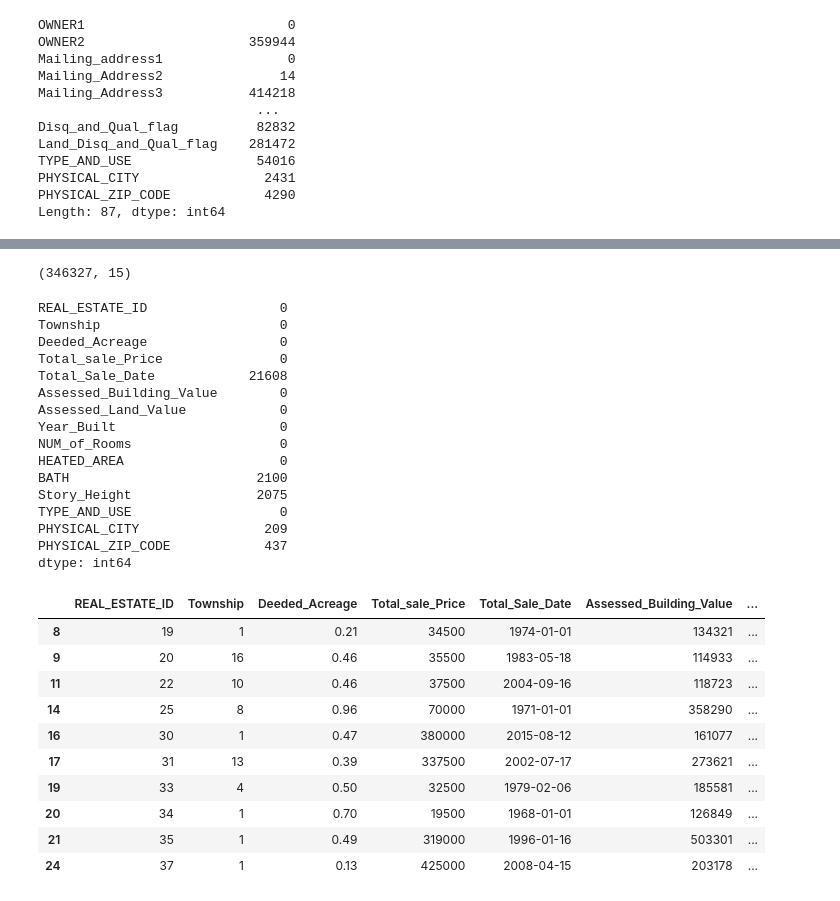
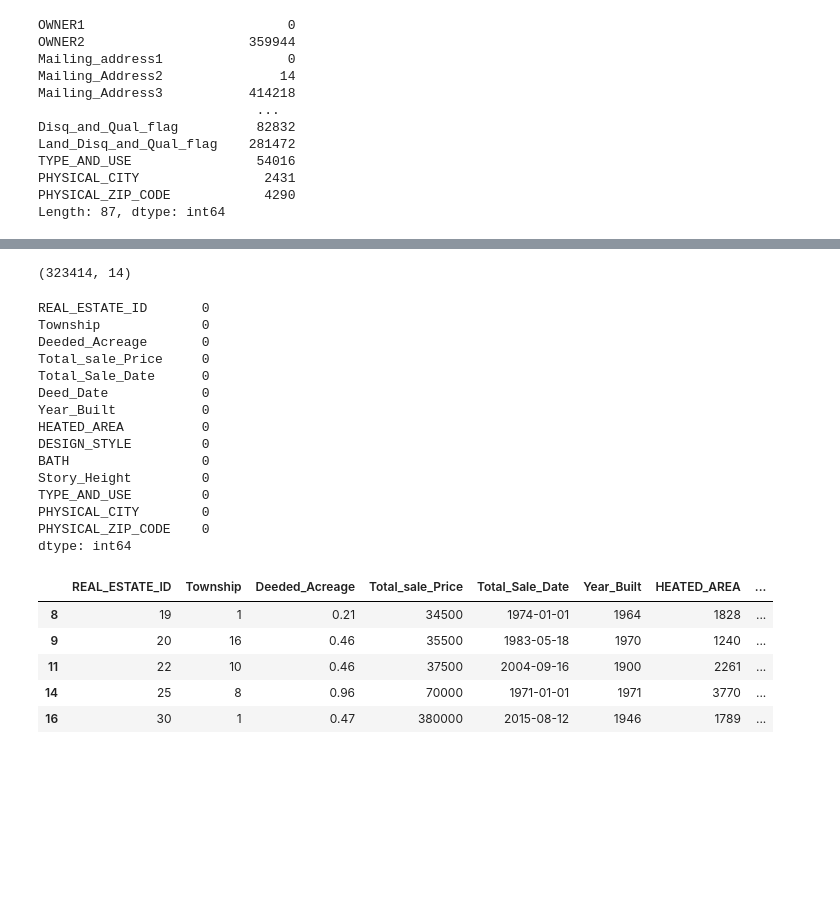
Before and after one commit to jkehm/Wake-County-Housing, a Jupyter notebook: Notebooks/Cleaning_Data_JAK.ipynb, the cells around one changed output, grey strips where cells are left out. Drawn from its saved outputs; the diff is of its cells as text; code cells hidden in the pictures; blank space fills up the shorter version.

```diff
--- a/Notebooks/Cleaning_Data_JAK.ipynb
+++ b/Notebooks/Cleaning_Data_JAK.ipynb
@@ -51,8 +51,8 @@ Length: 87, dtype: int64
 # %%
 # Drop all columns that aren't relevant
 cleaner_wake_df = wake_df[['REAL_ESTATE_ID', 'Township','Deeded_Acreage', 'Total_sale_Price', 'Total_Sale_Date'
-                           ,'Assessed_Building_Value', 'Assessed_Land_Value', 'Year_Built', 'NUM_of_Rooms','HEATED_AREA',
-                           'BATH','Story_Height','TYPE_AND_USE', 'PHYSICAL_CITY','PHYSICAL_ZIP_CODE']]
+                           , 'Deed_Date','Year_Built', 'HEATED_AREA', 'DESIGN_STYLE','BATH','Story_Height','TYPE_AND_USE',
+                           'PHYSICAL_CITY','PHYSICAL_ZIP_CODE']]
 cleaner_wake_df.head()
-# Export just cleaner_wake_df
-cleaner_wake_df.to_csv(r'C:/Users/Admin/group9/Resources/cleaner_wake_df.csv', index = False, header=True)
+# Export cleaner_wake_df for use in README.md
+#cleaner_wake_df.to_csv(r'C:/Users/Admin/group9/Resources/cleaner_wake_df.csv', index = False, header=True)
@@ -99,0 +109,4 @@ cleaner_wake_df.head(10)
+# %%
+# Dropping null values
+cleaner_wake_df = cleaner_wake_df.dropna()
+cleaner_wake_df.head(10)
@@ -99,0 +125,8 @@ cleaner_wake_df.head(10)
+# %%
+# Change float64 values where we don't need decimals to int64
+cleaner_wake_df['PHYSICAL_ZIP_CODE'] = cleaner_wake_df['PHYSICAL_ZIP_CODE'].apply(str)
+cleaner_wake_df['TYPE_AND_USE'] = cleaner_wake_df['TYPE_AND_USE'].apply(int)
+# %%
+# Dropping all building types that aren't single family
+cleaner_wake_df.drop(cleaner_wake_df[cleaner_wake_df['TYPE_AND_USE'] != 1].index, inplace = True)
+cleaner_wake_df.head()
@@ -128,40 +165,34 @@ dtype: object
 # Checking dataset shape
 cleaner_wake_df.shape
 # %% [output]
-(346327, 15)
+(323414, 14)
 # %%
 # Seeing how many null values we have
 cleaner_wake_df.isnull().sum()
 # %% [output]
-REAL_ESTATE_ID                 0
-Township                       0
-Deeded_Acreage                 0
-Total_sale_Price               0
-Total_Sale_Date            21608
-Assessed_Building_Value        0
-Assessed_Land_Value            0
-Year_Built                     0
-NUM_of_Rooms                   0
-HEATED_AREA                    0
-BATH                        2100
-Story_Height                2075
-TYPE_AND_USE                   0
-PHYSICAL_CITY                209
-PHYSICAL_ZIP_CODE            437
+REAL_ESTATE_ID       0
+Township             0
+Deeded_Acreage       0
+Total_sale_Price     0
+Total_Sale_Date      0
+Deed_Date            0
+Year_Built           0
+HEATED_AREA          0
+DESIGN_STYLE         0
+BATH                 0
+Story_Height         0
+TYPE_AND_USE         0
+PHYSICAL_CITY        0
+PHYSICAL_ZIP_CODE    0
 dtype: int64
 # %%
-# Dropping null values
-cleaned_wake_df = cleaner_wake_df.dropna()
-cleaned_wake_df.head(10)
+# Dropping values we no longer need/are redundant
+cleaned_wake_df = cleaner_wake_df.drop(['Deed_Date', 'TYPE_AND_USE'], axis=1)
+cleaned_wake_df.head()
 # %% [output]
-|  | REAL_ESTATE_ID | Township | Deeded_Acreage | Total_sale_Price | Total_Sale_Date | Assessed_Building_Value | ... |
-| 8 | 19 | 1 | 0.21 | 34500 | 1974-01-01 | 134321 | ... |
-| 9 | 20 | 16 | 0.46 | 35500 | 1983-05-18 | 114933 | ... |
-| 11 | 22 | 10 | 0.46 | 37500 | 2004-09-16 | 118723 | ... |
-| 14 | 25 | 8 | 0.96 | 70000 | 1971-01-01 | 358290 | ... |
-| 16 | 30 | 1 | 0.47 | 380000 | 2015-08-12 | 161077 | ... |
-| 17 | 31 | 13 | 0.39 | 337500 | 2002-07-17 | 273621 | ... |
-| 19 | 33 | 4 | 0.50 | 32500 | 1979-02-06 | 185581 | ... |
-| 20 | 34 | 1 | 0.70 | 19500 | 1968-01-01 | 126849 | ... |
-| 21 | 35 | 1 | 0.49 | 319000 | 1996-01-16 | 503301 | ... |
-| 24 | 37 | 1 | 0.13 | 425000 | 2008-04-15 | 203178 | ... |
+|  | REAL_ESTATE_ID | Township | Deeded_Acreage | Total_sale_Price | Total_Sale_Date | Year_Built | HEATED_AREA | ... |
+| 8 | 19 | 1 | 0.21 | 34500 | 1974-01-01 | 1964 | 1828 | ... |
+| 9 | 20 | 16 | 0.46 | 35500 | 1983-05-18 | 1970 | 1240 | ... |
+| 11 | 22 | 10 | 0.46 | 37500 | 2004-09-16 | 1900 | 2261 | ... |
+| 14 | 25 | 8 | 0.96 | 70000 | 1971-01-01 | 1971 | 3770 | ... |
+| 16 | 30 | 1 | 0.47 | 380000 | 2015-08-12 | 1946 | 1789 | ... |
```
Also changed, not shown: parts of 23 cells of this notebook.
